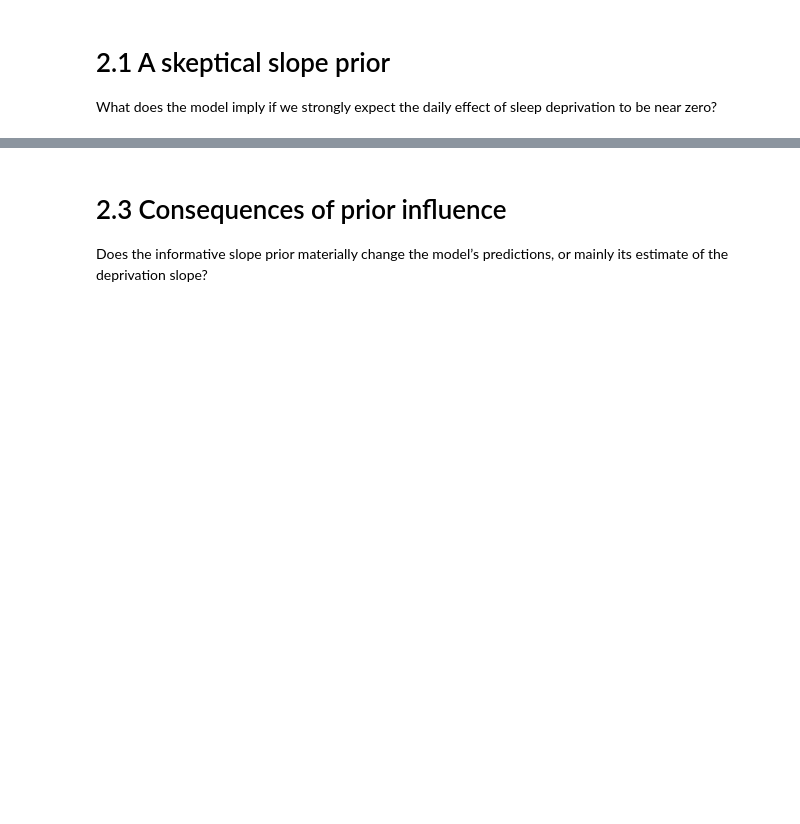
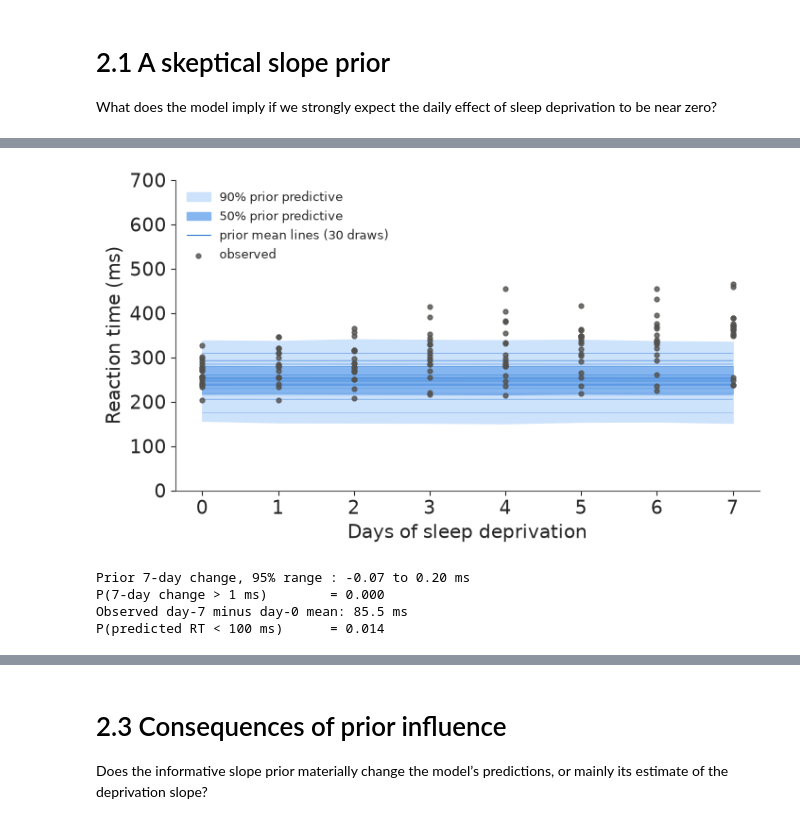
Before and after one commit to EnzonioBanderas/BayesianShortCourse, a Jupyter notebook: sleep/02_informative_slope_prior.ipynb, the cells around one changed output, grey strips where cells are left out. Cells and saved outputs as stored; diff of their text form; code cells hidden in the pictures; blank space fills up the shorter version.

Commit message:
Sleep 02: skeptical prior (2.1), fit with diagnostics and predictive check (2.2), prior stress-test grid (2.5)
Co-Authored-By: Claude Opus 5.5 <noreply@anthropic.com>

```diff
--- a/sleep/02_informative_slope_prior.ipynb
+++ b/sleep/02_informative_slope_prior.ipynb
@@ -28,6 +36,11 @@ import arviz_plots as azp
 RANDOM_SEED = 20260924
 azp.style.use("arviz-variat")
 
+# Predictive-band colours: one hue per stage, light (90%) -> darker (50%) -> line
+PRIOR_90, PRIOR_50, PRIOR_LINE = "#cde2fb", "#86b6ef", "#2a78d6"  # blue
+POST_90, POST_50, POST_LINE = "#fbdccd", "#f5a888", "#eb6834"     # orange
+OBS = "#52514e"                                                   # observed data
+
 print("PyMC:", pm.__version__)
 print("Bambi:", bmb.__version__)
 print("arviz-base:", azb.__version__)
@@ -61,0 +95,12 @@ How far does the posterior move away from a tight slope prior centered at zero?
+# %%
+priors_skeptical = {
+    "Intercept": bmb.Prior("Normal", mu=250, sigma=30),
+    "Days": bmb.Prior("Normal", mu=0.01, sigma=0.01),
+    "sigma": bmb.Prior("HalfNormal", sigma=50),
+}
+model = bmb.Model("Reaction ~ Days", sleep, priors=priors_skeptical, center_predictors=False)
+model.build()
+
+with model.backend.model:
+    prior = pm.sample_prior_predictive(draws=500, random_seed=RANDOM_SEED)
+model
@@ -61,0 +121,30 @@ How far does the posterior move away from a tight slope prior centered at zero?
+# %%
+alpha = prior["prior"]["Intercept"].values.ravel()
+beta = prior["prior"]["Days"].values.ravel()
+y_prior = prior["prior_predictive"]["Reaction"].values.reshape(-1, len(sleep))
+
+days = np.arange(8)
+fig, ax = plt.subplots(figsize=(7, 4))
+band = {q: np.array([np.percentile(y_prior[:, sleep["Days"] == d], [50 - q / 2, 50 + q / 2]) for d in days])
+        for q in (90, 50)}
+ax.fill_between(days, *band[90].T, color=PRIOR_90, label="90% prior predictive")
+ax.fill_between(days, *band[50].T, color=PRIOR_50, label="50% prior predictive")
+for a, b in zip(alpha[:30], beta[:30]):
+    ax.plot(days, a + b * days, color=PRIOR_LINE, lw=0.5, alpha=0.35)
+ax.plot([], [], color=PRIOR_LINE, lw=0.8, label="prior mean lines (30 draws)")
+ax.scatter(sleep["Days"], sleep["Reaction"], s=12, color=OBS, alpha=0.8, label="observed", zorder=3)
+ax.set(xlabel="Days of sleep deprivation", ylabel="Reaction time (ms)", ylim=(0, 700))
+ax.legend(frameon=False, fontsize=9, loc="upper left")
+plt.show()
+
+print(f"Prior 7-day change, 95% range : {np.percentile(7 * beta, 2.5):.2f} to {np.percentile(7 * beta, 97.5):.2f} ms")
+print(f"P(7-day change > 1 ms)        = {(7 * beta > 1).mean():.3f}")
+print(f"Observed day-7 minus day-0 mean: "
+      f"{sleep.loc[sleep.Days == 7, 'Reaction'].mean() - sleep.loc[sleep.Days == 0, 'Reaction'].mean():.1f} ms")
+print(f"P(predicted RT < 100 ms)      = {(y_prior < 100).mean():.3f}")
+# %% [output]
+[figure, added]
+Prior 7-day change, 95% range : -0.07 to 0.20 ms
+P(7-day change > 1 ms)        = 0.000
+Observed day-7 minus day-0 mean: 85.5 ms
+P(predicted RT < 100 ms)      = 0.014
```
Also changed, not shown: parts of 28 cells of this notebook.
